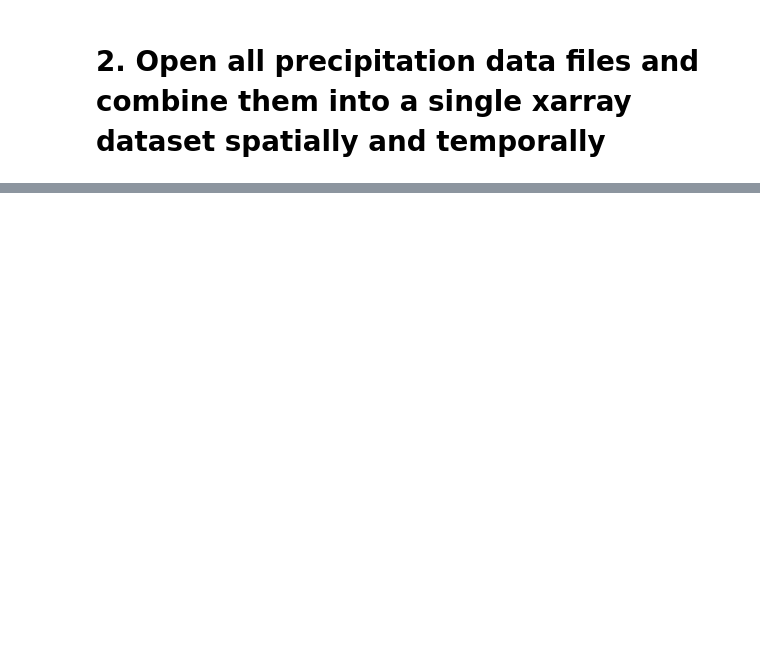
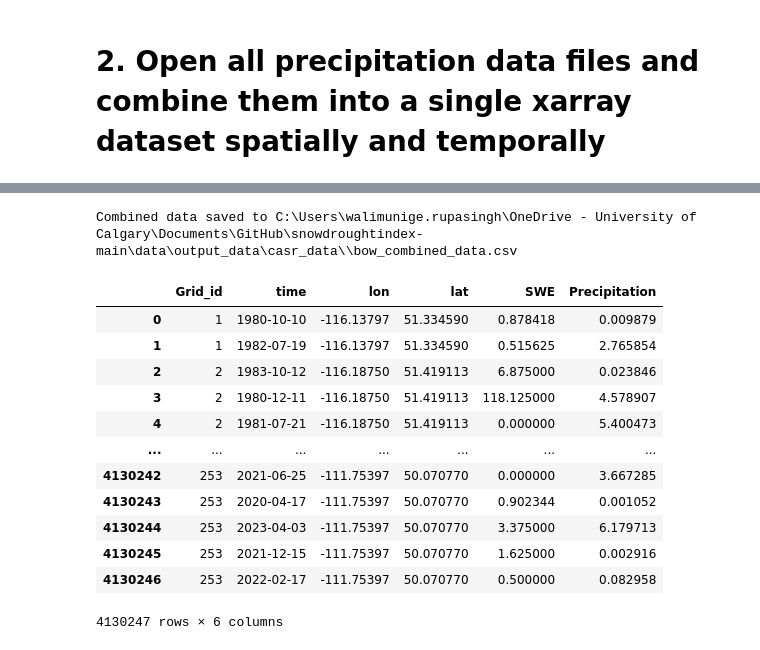
Before and after one commit to hasithajayamaha/snowdroughtindex-main, a Jupyter notebook: notebooks/workflows/0.3_CaSR_data_preparation.ipynb, the cells around one changed output, grey strips where cells are left out. Drawn from its saved outputs; the diff is of its cells as text; code cells hidden in the pictures; blank space fills up the shorter version.

```diff
--- a/notebooks/workflows/0.3_CaSR_data_preparation.ipynb
+++ b/notebooks/workflows/0.3_CaSR_data_preparation.ipynb
@@ -472,0 +409,11 @@ MemoryError: Unable to allocate 853. MiB for an array with shape (2, 55927080) a
+# %%
+# Merge SWE and Precipitation data on time, lon, and lat
+combined_data = pd.merge(
+    bow_swe_data,
+    bow_precip_data,
+    on=['time', 'lon', 'lat'],
+    suffixes=('_swe', '_precip')
+)
+
+# Display the first few rows of the combined dataframe
+display(combined_data.head())
@@ -472,0 +427,53 @@ MemoryError: Unable to allocate 853. MiB for an array with shape (2, 55927080) a
+# %%
+# Rename columns to standard names for easier use
+combined_data = combined_data.rename(
+	columns={
+		'CaSR_v3.1_P_SWE_LAND': 'SWE',
+		'CaSR_v3.1_A_PR24_SFC': 'Precipitation'
+	}
+)
+
+#keep only the columns of interest (use the already renamed columns)
+combined_data = combined_data[['time', 'lon', 'lat', 'SWE', 'Precipitation']]
+
+#conver back to dataframe
+combined_data = pd.DataFrame(combined_data)
+
+# convert precipitation from m to mm
+combined_data['Precipitation'] = combined_data['Precipitation'] * 1000  # Convert from meters to millimeters
+# Convert SWE from kg/m^2 to mm (assuming density of water is 1000 kg/m^3)
+
+# Convert 'time' column to datetime format
+combined_data['time'] = pd.to_datetime(combined_data['time']).dt.date
+
+# add a new column Grid_id with unique values based on lat and lon
+# Assign unique integer Grid_id for each unique (lat, lon) pair
+unique_coords = combined_data[['lat', 'lon']].drop_duplicates().reset_index(drop=True)
+unique_coords['Grid_id'] = range(1, len(unique_coords) + 1)
+combined_data = combined_data.merge(unique_coords, on=['lat', 'lon'], how='left')
+combined_data['Grid_id'] = combined_data['Grid_id'].astype(int)
+
+# Reorder columns to have 'Grid_id' at the beginning and use new column names
+combined_data = combined_data[['Grid_id', 'time', 'lon', 'lat', 'SWE', 'Precipitation']]
+
+# Save the combined data to a CSV file
+output_file_combined = output_path + 'bow_combined_data.csv'
+combined_data.to_csv(output_file_combined, index=False)
+print(f"Combined data saved to {output_file_combined}")
+# Display the first few rows of the combined dataframe
+display(combined_data)
+# %% [output]
+Combined data saved to C:\Users\walimunige.rupasingh\OneDrive - University of Calgary\Documents\GitHub\snowdroughtindex-main\data\output_data\casr_data\\bow_combined_data.csv
+|  | Grid_id | time | lon | lat | SWE | Precipitation |
+| 0 | 1 | 1980-10-10 | -116.13797 | 51.334590 | 0.878418 | 0.009879 |
+| 1 | 1 | 1982-07-19 | -116.13797 | 51.334590 | 0.515625 | 2.765854 |
+| 2 | 2 | 1983-10-12 | -116.18750 | 51.419113 | 6.875000 | 0.023846 |
+| 3 | 2 | 1980-12-11 | -116.18750 | 51.419113 | 118.125000 | 4.578907 |
+| 4 | 2 | 1981-07-21 | -116.18750 | 51.419113 | 0.000000 | 5.400473 |
+| ... | ... | ... | ... | ... | ... | ... |
+| 4130242 | 253 | 2021-06-25 | -111.75397 | 50.070770 | 0.000000 | 3.667285 |
+| 4130243 | 253 | 2020-04-17 | -111.75397 | 50.070770 | 0.902344 | 0.001052 |
+| 4130244 | 253 | 2023-04-03 | -111.75397 | 50.070770 | 3.375000 | 6.179713 |
+| 4130245 | 253 | 2021-12-15 | -111.75397 | 50.070770 | 1.625000 | 0.002916 |
+| 4130246 | 253 | 2022-02-17 | -111.75397 | 50.070770 | 0.500000 | 0.082958 |
+4130247 rows × 6 columns
```
Also changed, not shown: parts of 8 cells of this notebook.
